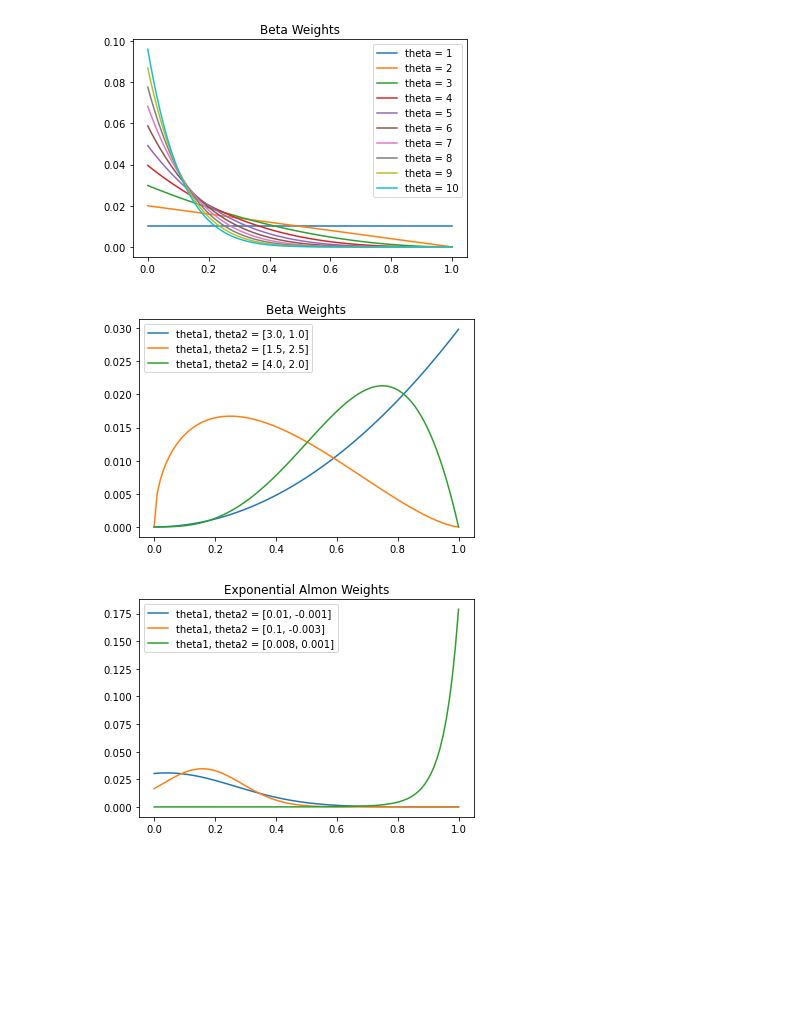
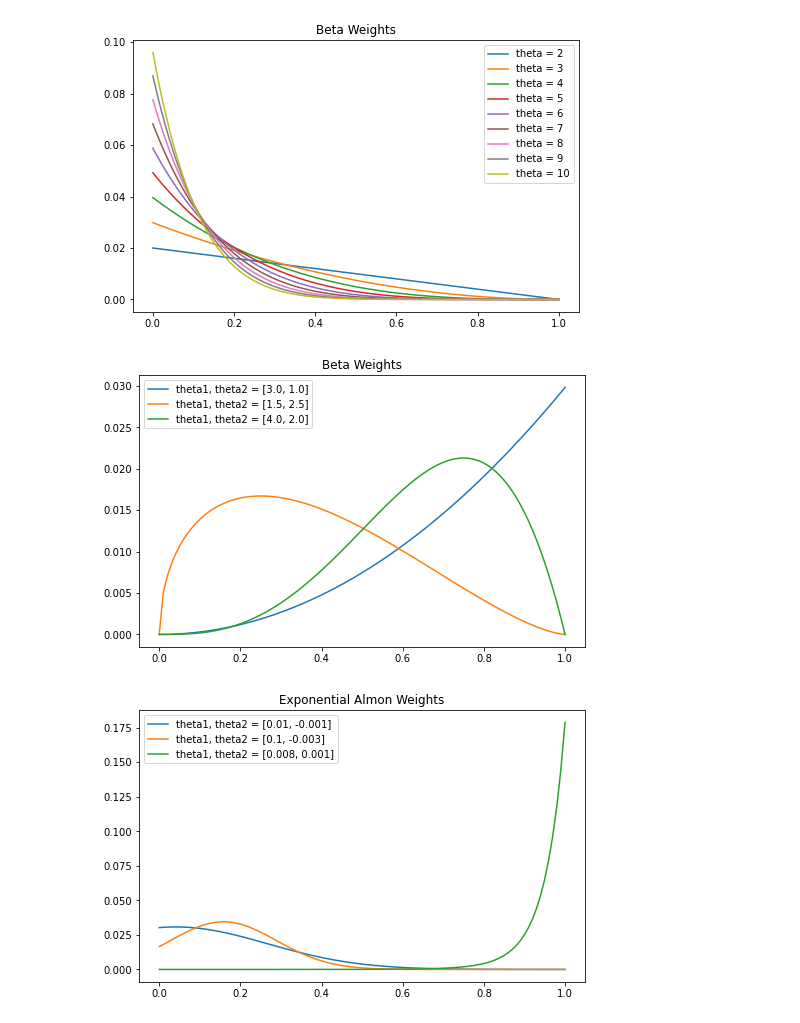
Before and after one commit to NemesiP/volatility-forecasting, a Jupyter notebook: Examples/Weights.ipynb, the cells around one changed output. Saved outputs shown, nothing was run; the diff lists cells and outputs as text; code cells hidden in the pictures; blank space fills up the shorter version.

```diff
--- a/Examples/Weights.ipynb
+++ b/Examples/Weights.ipynb
@@ -5,46 +9,46 @@ from weights import beta_, exp_almon_, ewma_
 # %%
-fig, ax = plt.subplots(1, 1)
+fig, ax = plt.subplots(1, 1, figsize = (8, 5))
 
-for i in range(1, 11):
+for i in range(2, 11):
     x = np.linspace(0, 1, 100)
-    y = beta_().weights([1.0, i], 100)
+    y = Beta().weights([1.0, i], 100)
     ax.plot(x, y, label = 'theta = {}'.format(i))
 
 ax.legend(loc = 'best')
 plt.title('Beta Weights')
 plt.show()
 # %% [output]
-[figure, old version]
+[figure, new version]
 # %%
 arr = [[3.0, 1.0], [1.5, 2.5], [4.0, 2.0]]
 
-fig, ax = plt.subplots(1, 1)
+fig, ax = plt.subplots(1, 1, figsize = (8, 5))
 
 for i in arr:
     x = np.linspace(0, 1, 100)
-    y = beta_().weights(i, 100)
+    y = Beta().weights(i, 100)
     ax.plot(x, y, label = 'theta1, theta2 = {}'.format(i))
 
 ax.legend(loc = 'best')
 plt.title('Beta Weights')
 plt.show()
 # %% [output]
-[figure, old version]
+[figure, new version]
 # %%
 arr = [[0.01, -0.001], [0.1, -0.003], [0.008, 0.001]]
 
-fig, ax = plt.subplots(1, 1)
+fig, ax = plt.subplots(1, 1, figsize = (8, 5))
 
 for i in arr:
     x = np.linspace(0, 1, 100)
-    y = exp_almon_().weights(i, 100)
+    y = ExpAlmon().weights(i, 100)
     ax.plot(x, y, label = 'theta1, theta2 = {}'.format(i))
 
 ax.legend(loc = 'best')
 plt.title('Exponential Almon Weights')
 plt.show()
 # %% [output]
-[figure, old version]
+[figure, new version]
 # %%
 arr = np.linspace(0.6, 0.95, 8)
 
```
Also changed, not shown: parts of 2 cells of this notebook, 5 other files.
